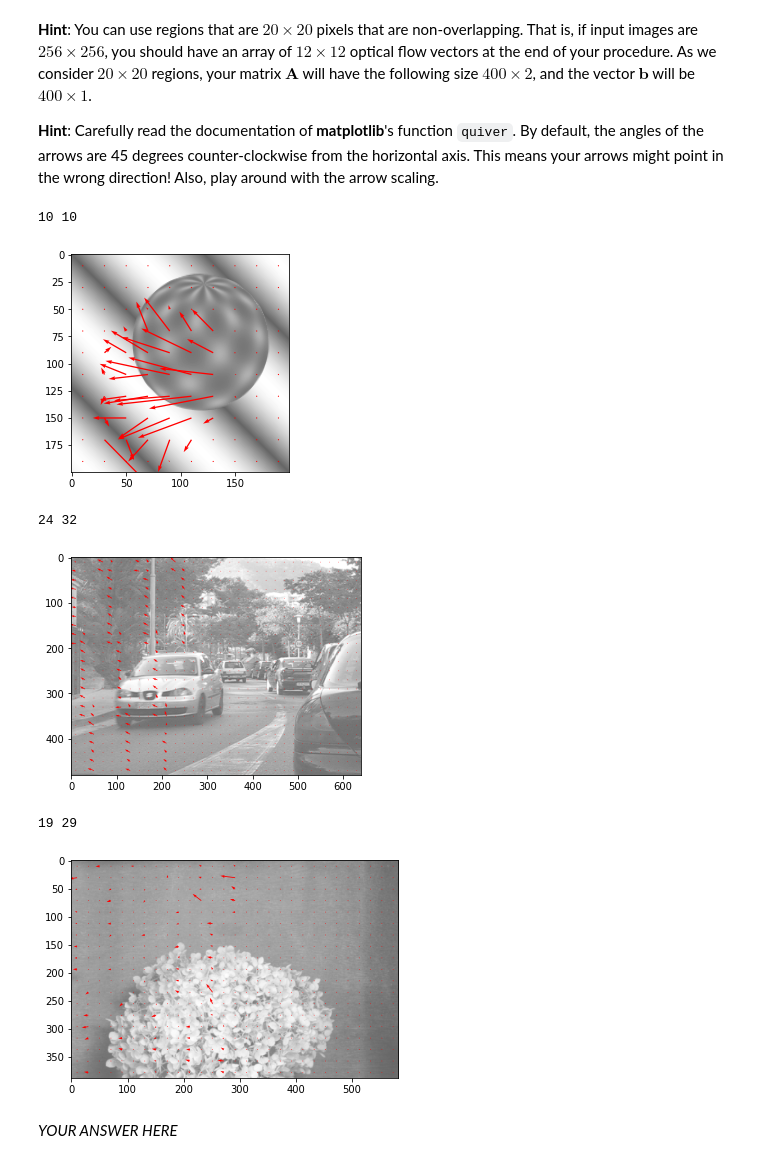
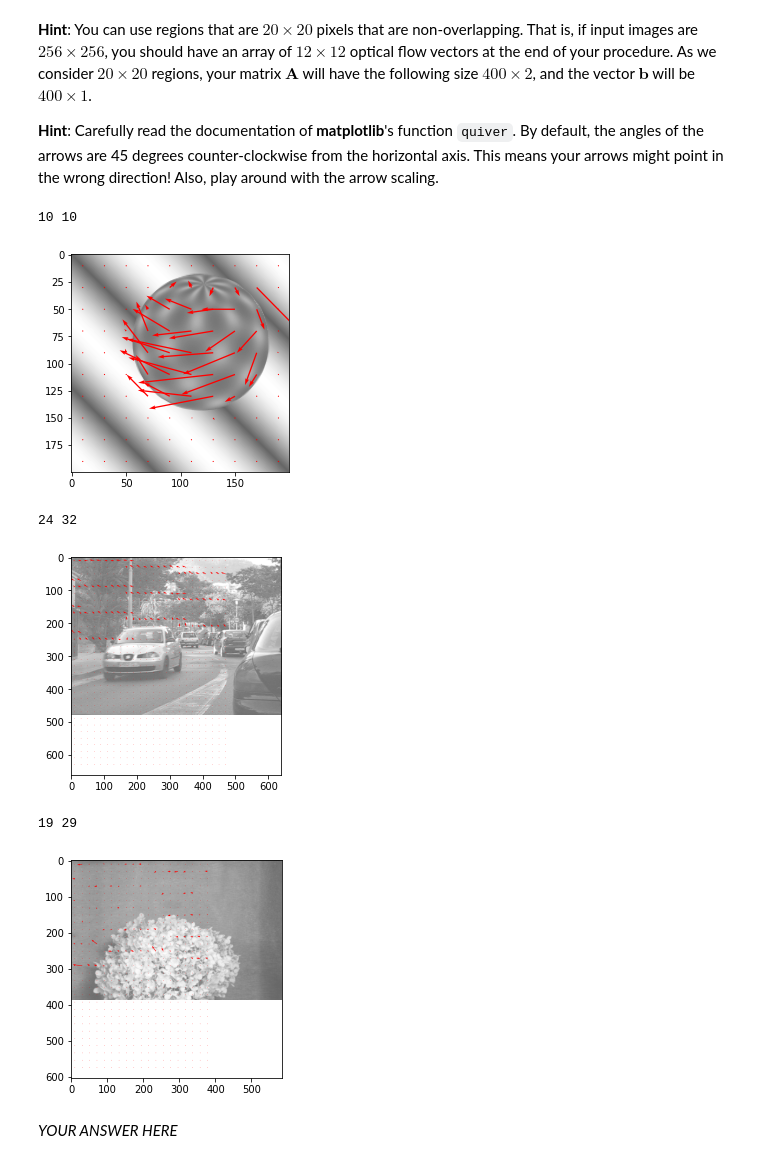
Before and after one commit to krijnD/CV_labs, a Jupyter notebook: Lab3/Nin/CV1_Lab3_Students.ipynb, the cells around one changed output. Drawn from its saved outputs; the diff is of its cells as text; code cells hidden in the pictures.

```diff
--- a/Lab3/Nin/CV1_Lab3_Students.ipynb
+++ b/Lab3/Nin/CV1_Lab3_Students.ipynb
@@ -419,38 +419,38 @@ def plot_optical_flow(subregion_indices, V_x, V_y):
     plt.quiver(X,Y, V_x, V_y, angles='xy', scale_units='xy', scale = 0.01, color='r')
 
 
 def create_subreg_ind(I_t0, region_size):
     r = I_t0.shape[0]//region_size
     c = I_t0.shape[1]//region_size
     print(r, c)
     # Generate the x, y coordinates for the centers of the subregions
     x_indices = np.linspace(region_size // 2, I_t0.shape[0] - region_size // 2, r)
     y_indices = np.linspace(region_size // 2, I_t0.shape[1] - region_size // 2, c)
 
-    Y,X = np.meshgrid(x_indices, y_indices)
+    X,Y = np.meshgrid(x_indices, y_indices)
 
     return X,Y
 
 region_size = 20
 def demo_function(imname, imname2):
     I_t0, I_t1 = load_images(imname, imname2)
     I_x, I_y, I_t = calculate_derivatives(I_t0, I_t1)
     Vx, Vy = calculate_flow_vectors(I_x, I_y, I_t)
     subregion_indices = create_subreg_ind(I_t0, region_size)
     plt.imshow(I_t0, cmap='gray', alpha=0.6)
     plot_optical_flow(subregion_indices, Vx, Vy)
     plt.show()
 
 demo_function('sphere1.ppm', 'sphere2.ppm')
 demo_function('car1.jpg', 'car2.jpg')
 demo_function('plant1.png', 'plant2.png')
 # %% [output]
 10 10
-[figure, old version]
+[figure, new version]
 24 32
-[figure, old version]
+[figure, new version]
 19 29
-[figure, old version]
+[figure, new version]
 # %%
 # Function that calulates subregions given corners
 def calculate_subregions_for_corners(I_x, I_y, I_t, r, c, region_size):
```
